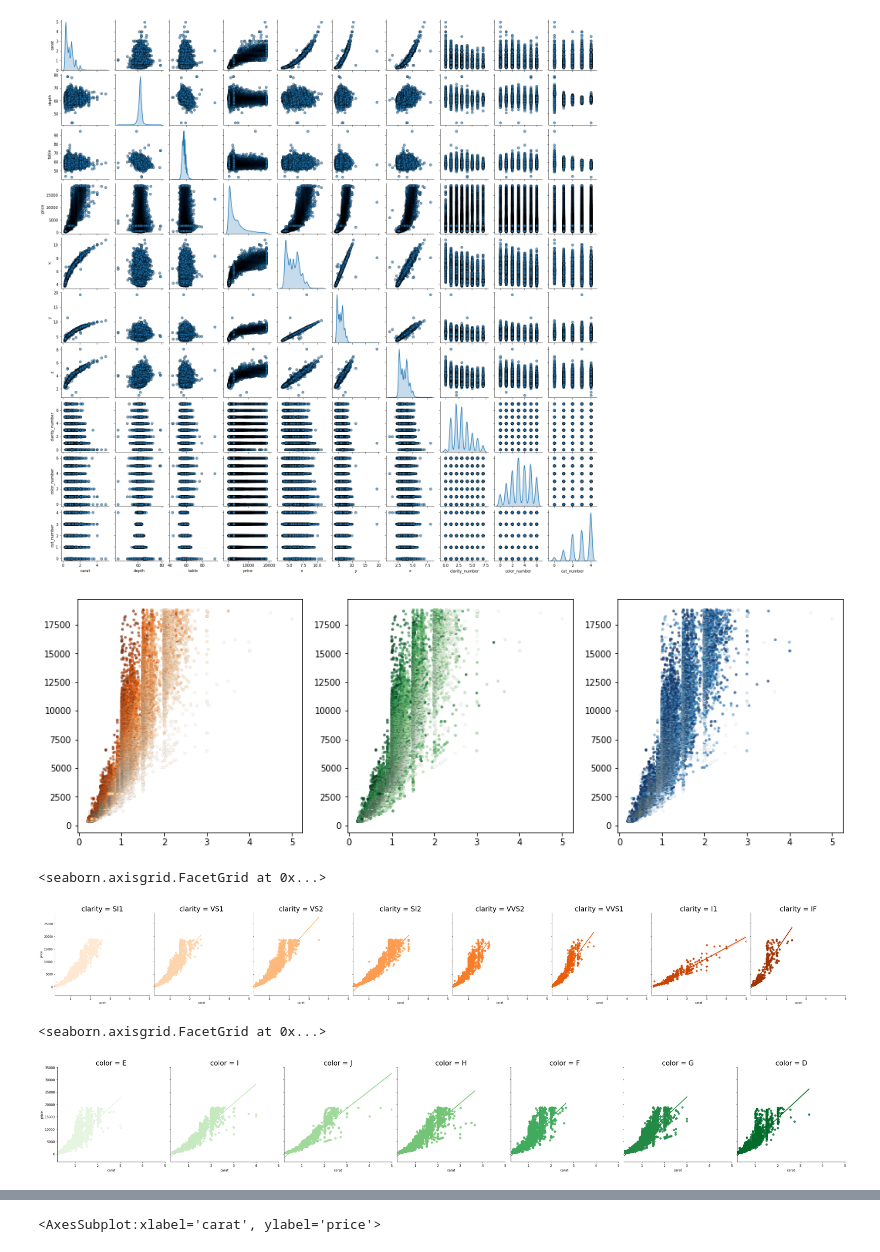
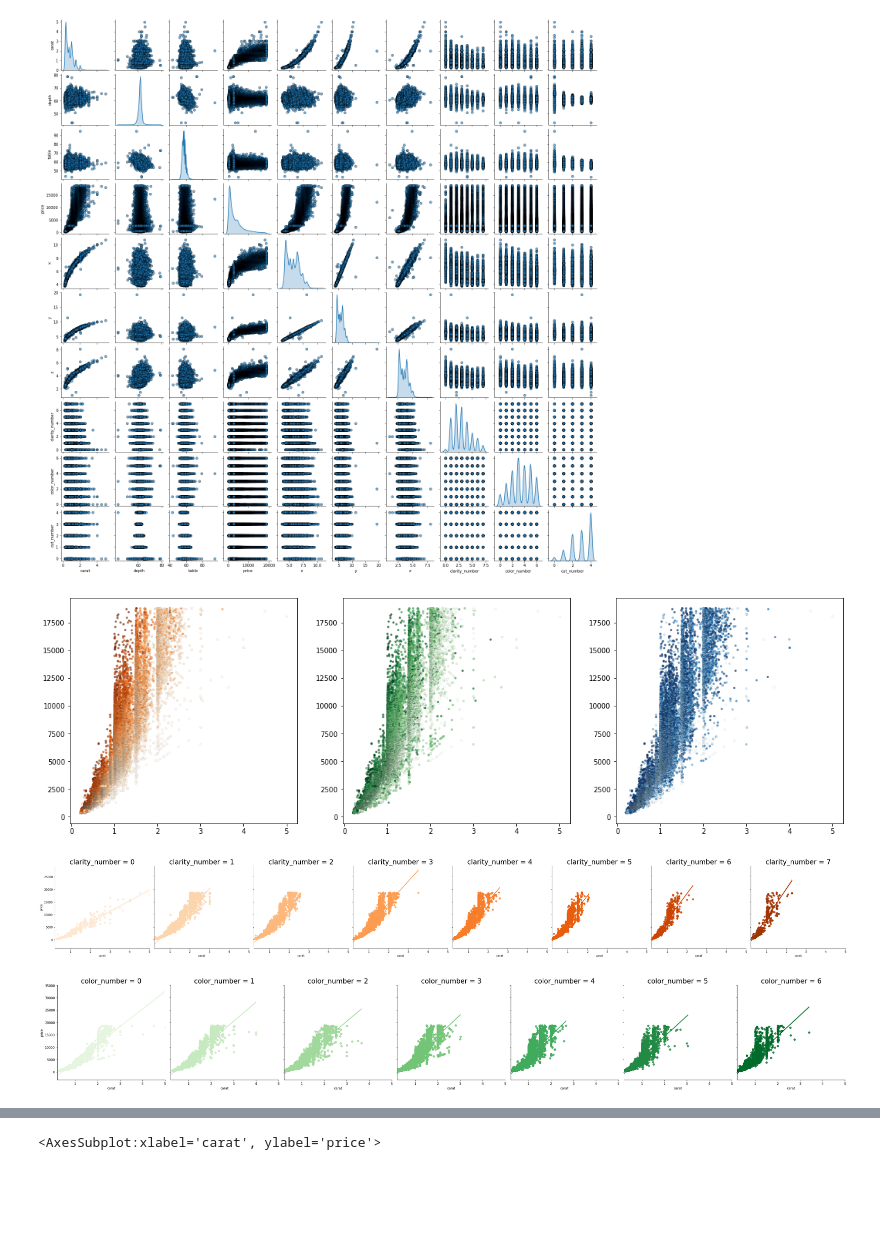
Before and after one commit to Guilhermegcz/diamonds-price, a Jupyter notebook: diamonds-price/diamonds-price.ipynb, the cells around one changed output, grey strips where cells are left out. Saved outputs shown, nothing was run; the diff lists cells and outputs as text; code cells hidden in the pictures; blank space fills up the shorter version.

```diff
--- a/diamonds-price/diamonds-price.ipynb
+++ b/diamonds-price/diamonds-price.ipynb
@@ -222,26 +228,29 @@ sns.pairplot(df_diamonds, diag_kind = 'kde', height=2, plot_kws = {'alpha': 0.6,
 # %%
 kwargs  =   {'edgecolor':"#717572", 'linewidth':.1, 'alpha':0.7, 's':10}
 
-f, ax = plt.subplots(1, 3, figsize=(16,5))
+f, ax = plt.subplots(1, 3, figsize=(20,6))
 
 ax[0].scatter('carat' , 'price',c='clarity_number',cmap='Oranges', data=df_diamonds, **kwargs)
 ax[0].grid(False)
 
 ax[1].scatter('carat' , 'price',c='color_number',cmap='Greens', data=df_diamonds, **kwargs)
 ax[1].grid(False)
 
 ax[2].scatter('carat' , 'price',c='cut_number',cmap='Blues', data=df_diamonds, **kwargs)
 ax[2].grid(False)
+
+
+plt.savefig("../images/price_carat.png")
 # %% [output]
-[figure, old version]
+[figure, new version]
 # %%
-sns.lmplot('carat' , 'price',hue='clarity', data=df_diamonds, palette='Oranges',col='clarity').set_titles(size=24)
+sns.lmplot('carat' , 'price',hue='clarity_number', data=df_diamonds, palette='Oranges',col='clarity_number').set_titles(size=24)
+plt.savefig("../images/price_carat_clarity.png")
 # %% [output]
-<seaborn.axisgrid.FacetGrid at 0x...>
-[figure, old version]
+[figure, new version]
 # %%
-sns.lmplot('carat' , 'price',hue='color', data=df_diamonds, palette='Greens',col='color').set_titles(size=21)
+sns.lmplot('carat' , 'price',hue='color_number', data=df_diamonds, palette='Greens',col='color_number').set_titles(size=21)
+plt.savefig("../images/price_carat_color.png")
 # %% [output]
-<seaborn.axisgrid.FacetGrid at 0x...>
-[figure, old version]
+[figure, new version]
 # %%
```
Also changed, not shown: parts of 37 cells of this notebook, 8 other files.
